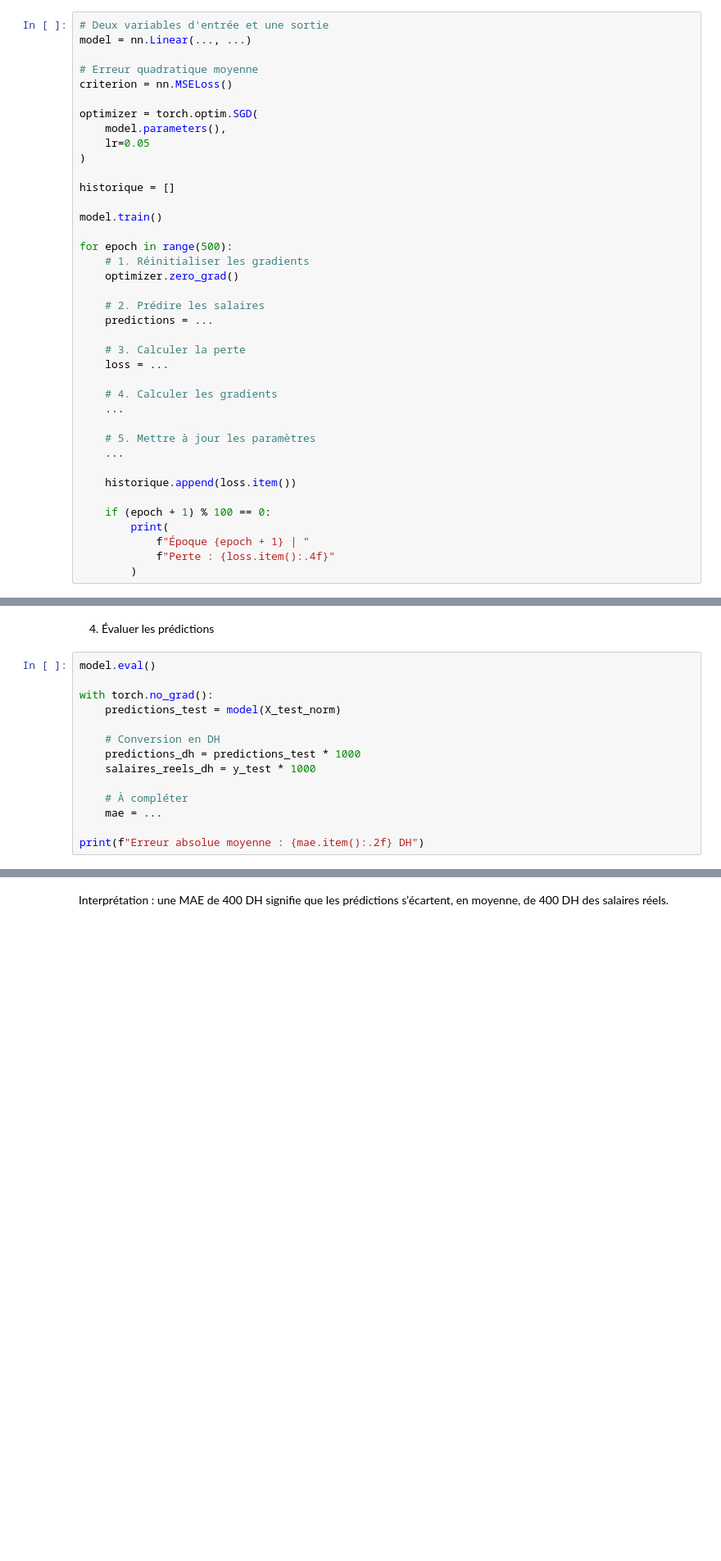
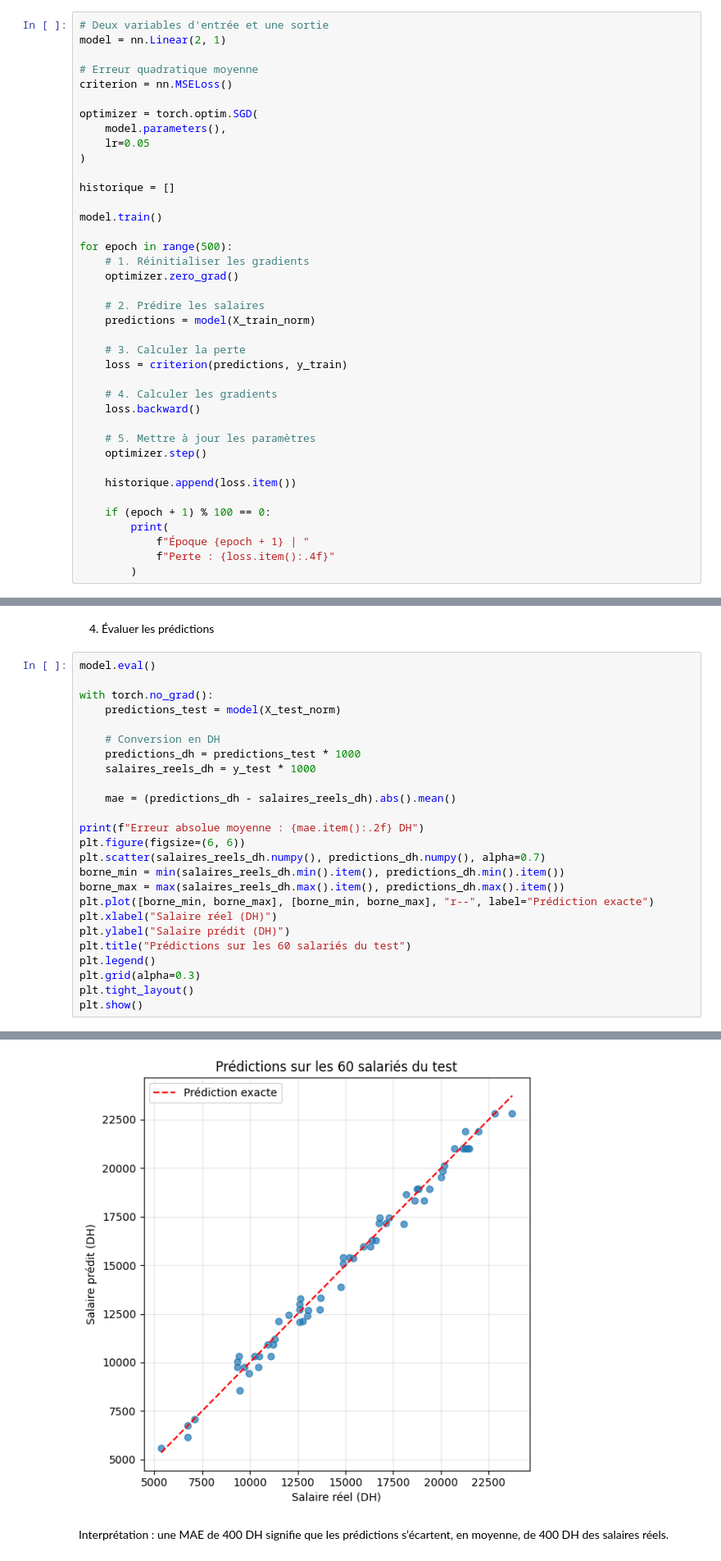
Before and after one commit to Seemo0/IAGEN-Activit-Pratique-N-1, a Jupyter notebook: Activité pratique Bases de Pytorch.ipynb, the cells around one changed output, grey strips where cells are left out. Shown at 82% size. Cells and saved outputs as stored; diff of their text form; blank space fills up the shorter version.

```diff
--- a/Activité pratique Bases de Pytorch.ipynb
+++ b/Activité pratique Bases de Pytorch.ipynb
@@ -770,7 +796,7 @@ X_test_norm = (X_test - moyenne) / ecart_type
 3. *Construire et entraîner le modèle*
 # %%
 # Deux variables d'entrée et une sortie
-model = nn.Linear(..., ...)
+model = nn.Linear(2, 1)
 
 # Erreur quadratique moyenne
 criterion = nn.MSELoss()
@@ -789,16 +815,16 @@ for epoch in range(500):
     optimizer.zero_grad()
 
     # 2. Prédire les salaires
-    predictions = ...
+    predictions = model(X_train_norm)
 
     # 3. Calculer la perte
-    loss = ...
+    loss = criterion(predictions, y_train)
 
     # 4. Calculer les gradients
-    ...
+    loss.backward()
 
     # 5. Mettre à jour les paramètres
-    ...
+    optimizer.step()
 
     historique.append(loss.item())
 
@@ -831,7 +865,19 @@ with torch.no_grad():
     predictions_dh = predictions_test * 1000
     salaires_reels_dh = y_test * 1000
 
-    # À compléter
-    mae = ...
+    mae = (predictions_dh - salaires_reels_dh).abs().mean()
 
 print(f"Erreur absolue moyenne : {mae.item():.2f} DH")
+plt.figure(figsize=(6, 6))
+plt.scatter(salaires_reels_dh.numpy(), predictions_dh.numpy(), alpha=0.7)
+borne_min = min(salaires_reels_dh.min().item(), predictions_dh.min().item())
+borne_max = max(salaires_reels_dh.max().item(), predictions_dh.max().item())
+plt.plot([borne_min, borne_max], [borne_min, borne_max], "r--", label="Prédiction exacte")
+plt.xlabel("Salaire réel (DH)")
+plt.ylabel("Salaire prédit (DH)")
+plt.title("Prédictions sur les 60 salariés du test")
+plt.legend()
+plt.grid(alpha=0.3)
+plt.tight_layout()
+plt.show()
+# %% [output]
@@ -838,3 +885,4 @@ print(f"Erreur absolue moyenne : {mae.item():.2f} DH")
+[figure, added]
 # %% [markdown]
 Interprétation : une MAE de 400 DH signifie que les prédictions s’écartent, en moyenne, de 400 DH des salaires réels.
 # %% [markdown]
```
Also changed, not shown: parts of 9 cells of this notebook.
